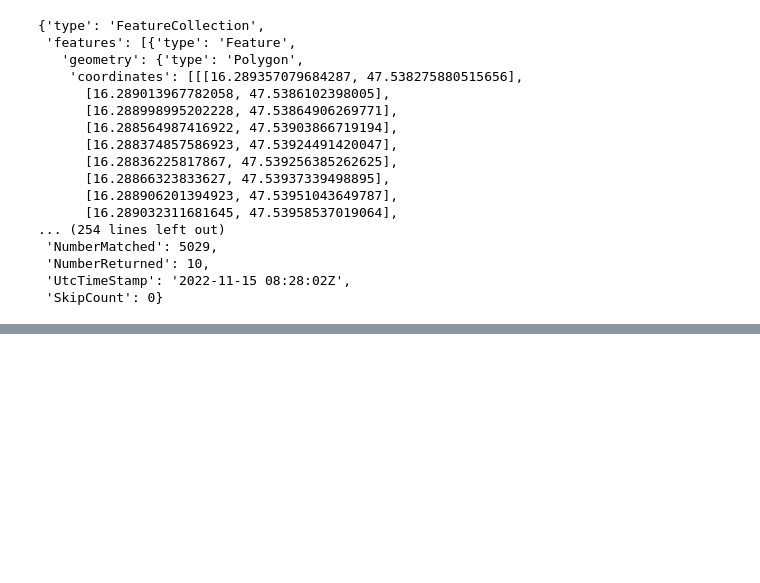
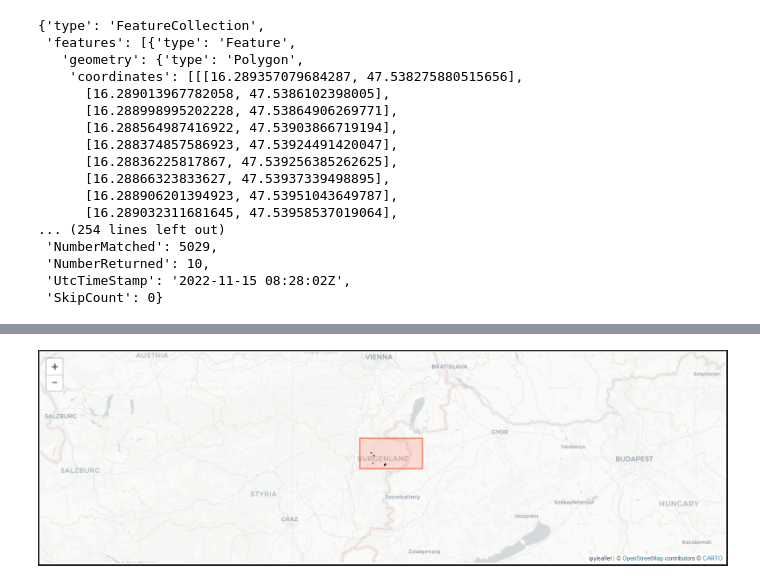
Before and after one commit to WorldCereal/ewoc_rdm_demo_api, a Jupyter notebook: rdmApiDemo.ipynb, the cells around one changed output, grey strips where cells are left out. Drawn from its saved outputs; the diff is of its cells as text; code cells hidden in the pictures; blank space fills up the shorter version.

Commit message:
added map image

```diff
--- a/rdmApiDemo.ipynb
+++ b/rdmApiDemo.ipynb
@@ -213,0 +211,5 @@ Map(center=[47.506186, 16.410999], controls=(ZoomControl(options=['position', 'z
+# %%
+from IPython.display import Image
+Image(filename='image.jpg')
+# %% [output]
+[figure, added]
```
Also changed, not shown: parts of 2 cells of this notebook.
